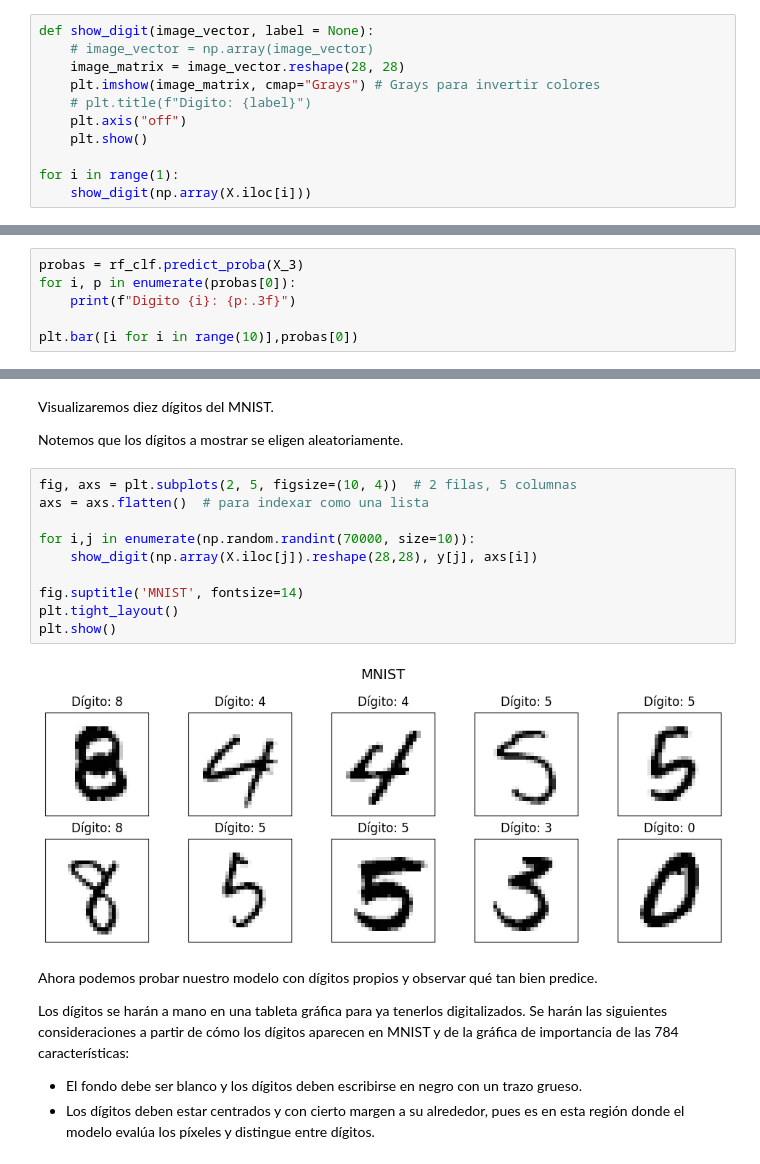
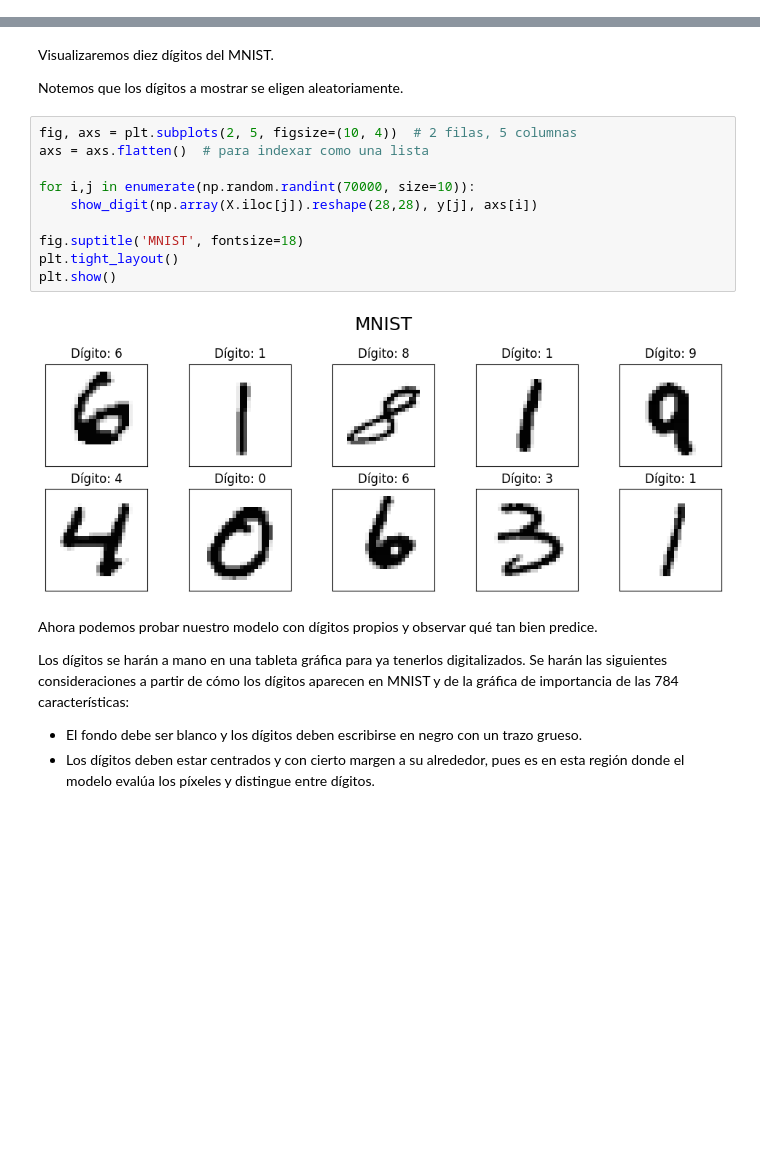
Before and after one commit to RodrigoRiveraRico/data_science_FCiencias, a Jupyter notebook: Clase_9/RiveraRodrigo_T08.ipynb, the cells around one changed output, grey strips where cells are left out. Cells and saved outputs as stored; diff of their text form; blank space fills up the shorter version.

```diff
--- a/Clase_9/RiveraRodrigo_T08.ipynb
+++ b/Clase_9/RiveraRodrigo_T08.ipynb
@@ -18,11 +0,0 @@ y = y.astype(int)
-# %%
-def show_digit(image_vector, label = None):
-    # image_vector = np.array(image_vector)
-    image_matrix = image_vector.reshape(28, 28)
-    plt.imshow(image_matrix, cmap="Grays") # Grays para invertir colores
-    # plt.title(f"Digito: {label}")
-    plt.axis("off")
-    plt.show()
-
-for i in range(1):
-    show_digit(np.array(X.iloc[i]))
@@ -138,6 +0,0 @@ array([3])
-# %%
-probas = rf_clf.predict_proba(X_3)
-for i, p in enumerate(probas[0]):
-    print(f"Digito {i}: {p:.3f}")
-
-plt.bar([i for i in range(10)],probas[0])
@@ -320,15 +164,15 @@ Notemos que los dígitos a mostrar se eligen aleatoriamente.
 # %%
 fig, axs = plt.subplots(2, 5, figsize=(10, 4))  # 2 filas, 5 columnas
 axs = axs.flatten()  # para indexar como una lista
 
 for i,j in enumerate(np.random.randint(70000, size=10)):
     show_digit(np.array(X.iloc[j]).reshape(28,28), y[j], axs[i])
 
-fig.suptitle('MNIST', fontsize=14)
+fig.suptitle('MNIST', fontsize=18)
 plt.tight_layout()
 plt.show()
 # %% [output]
-[figure, old version]
+[figure, new version]
 # %% [markdown]
 Ahora podemos probar nuestro modelo con dígitos propios y observar qué tan bien predice.
 
```
Also changed, not shown: parts of 25 cells of this notebook.
